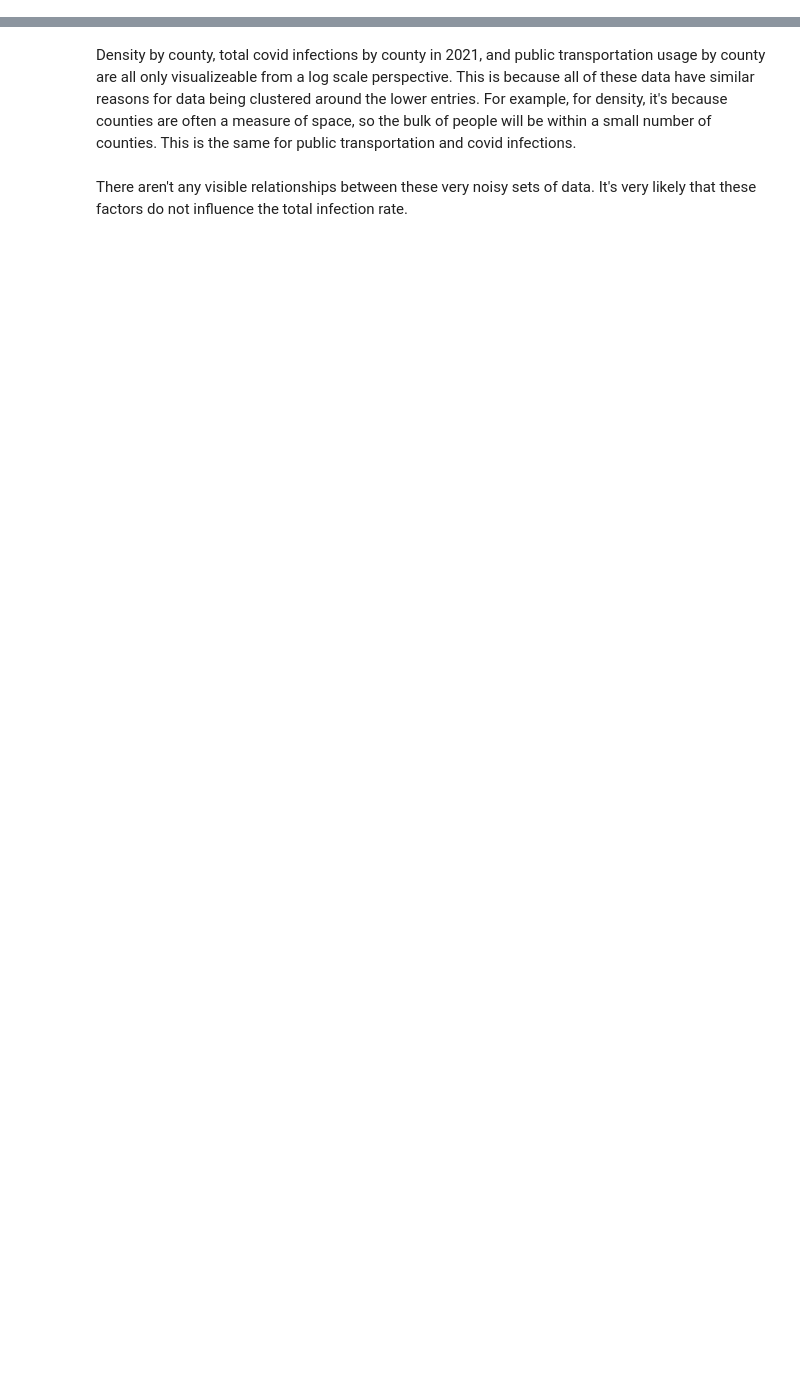
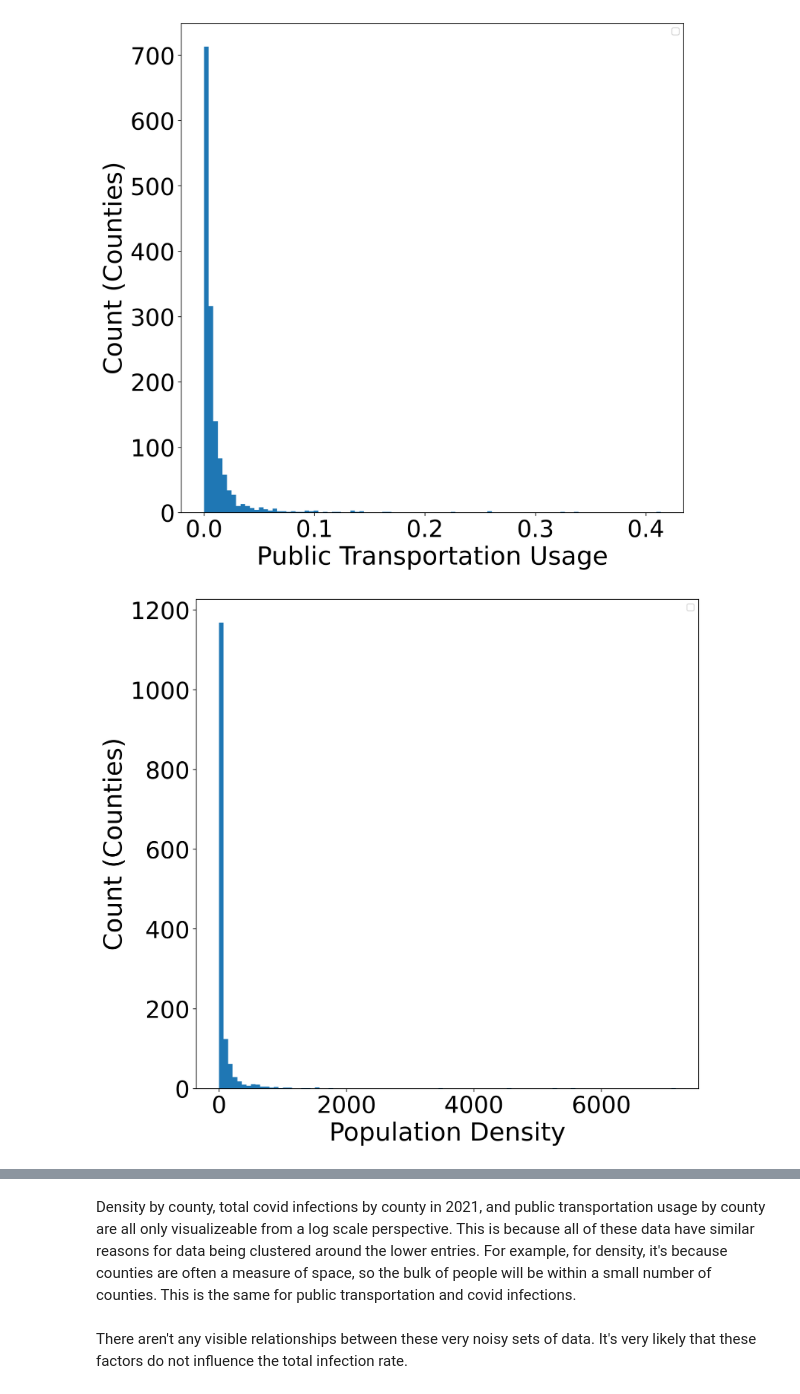
Before and after one commit to mdsnbutler/ChE_2410_Project_1_COVID-Factors, a Jupyter notebook: 2_datavisualization.ipynb, the cells around one changed output, grey strips where cells are left out. Drawn from its saved outputs; the diff is of its cells as text; code cells hidden in the pictures; blank space fills up the shorter version.

```diff
--- a/2_datavisualization.ipynb
+++ b/2_datavisualization.ipynb
@@ -34,0 +17,19 @@ fig = ax.get_figure()
+# %%
+trans = data['PublicTransportationUsage'].tolist()
+figure(figsize = (10, 10), dpi = 300)
+plt.hist(trans, bins = 100)
+plt.legend('')
+plt.xlabel('Public Transportation Usage', fontsize=28)
+plt.ylabel('Count (Counties)', fontsize=28)
+plt.tick_params(labelsize=26)
+
+density = data['Density'].tolist()
+figure(figsize = (10, 10), dpi = 300)
+plt.hist(density, bins = 100)
+plt.legend('')
+plt.xlabel('Population Density', fontsize=28)
+plt.ylabel('Count (Counties)', fontsize=28)
+plt.tick_params(labelsize=26)
+# %% [output]
+[figure, added]
+[figure, added]
```
Also changed, not shown: parts of 9 cells of this notebook, 20 other files.
